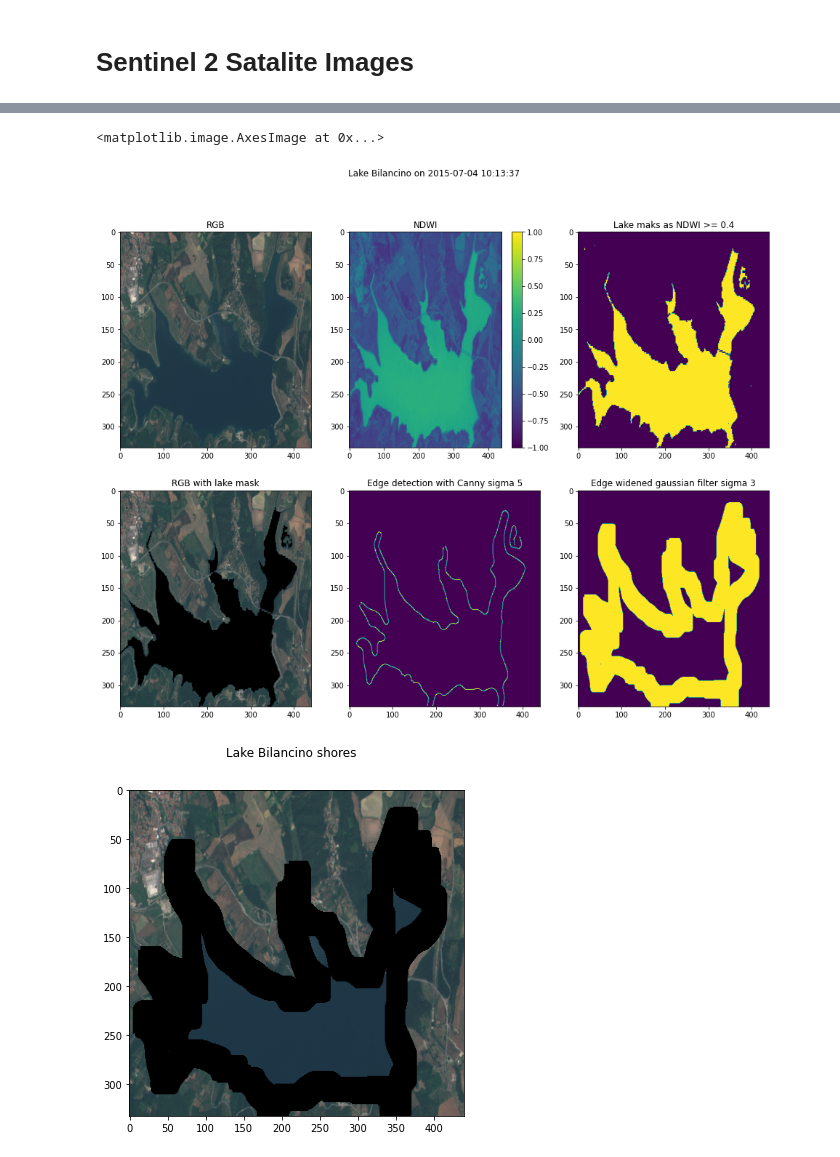
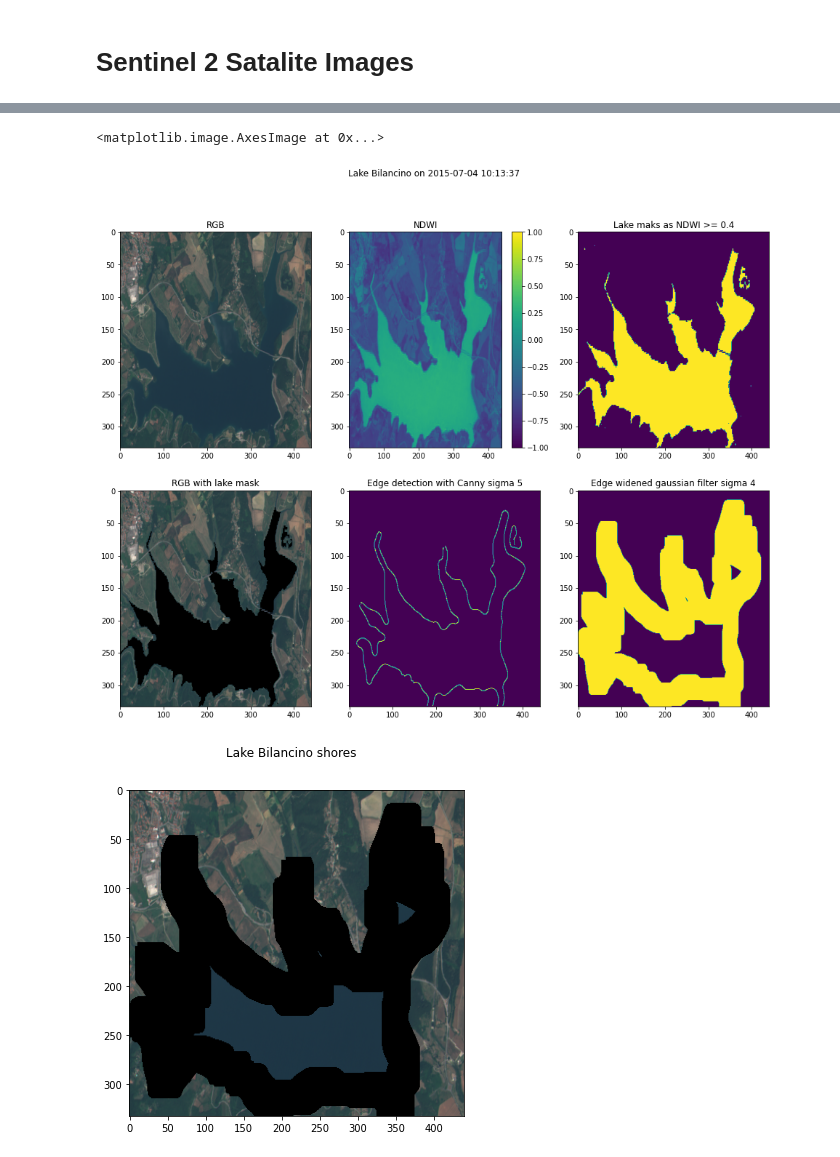
Before and after one commit to KlemenKozelj/master_thesis, a Jupyter notebook: 02_Lake_Bilancino.ipynb, the cells around one changed output, grey strips where cells are left out. Cells and saved outputs as stored; diff of their text form; code cells hidden in the pictures.

```diff
--- a/02_Lake_Bilancino.ipynb
+++ b/02_Lake_Bilancino.ipynb
@@ -328,35 +328,35 @@ lake_mask_treshold = 0.4
 lake_mask = eopatch.data['NDWI'].squeeze()
 lake_mask = lake_mask[:, :, :] >= lake_mask_treshold
 lake_mask = np.logical_or.reduce(lake_mask)
 ax[0][2].set_title('Lake maks as NDWI >= {}'.format(lake_mask_treshold))
 ax[0][2].imshow(lake_mask, aspect='auto')
 
 rgb2 = np.copy(rgb)
 rgb2[lake_mask] = 0
 ax[1][0].set_title('RGB with lake mask')
 ax[1][0].imshow(rgb2, aspect='auto')
 
 canny_sigma = 5
 lake_edges = feature.canny(lake_mask, sigma=canny_sigma)
 ax[1][1].set_title('Edge detection with Canny sigma {}'.format(canny_sigma))
 ax[1][1].imshow(lake_edges, aspect='auto')
 
-gaussian_filter_sigma = 3 # bigger the sigma and wider the gaussian edge better the match
+gaussian_filter_sigma = 4 # bigger the sigma and wider the gaussian edge better the match
 lake_edges_wide = ~gaussian_filter(~lake_edges, sigma=gaussian_filter_sigma)
 ax[1][2].set_title('Edge widened gaussian filter sigma {}'.format(gaussian_filter_sigma))
 ax[1][2].imshow(lake_edges_wide, aspect='auto')
 
 fig, ax = plt.subplots(1, 1, figsize=(6, 6))
 
 fig.suptitle('Lake Bilancino shores')
 
 rgb3 = np.copy(rgb)
 rgb3[lake_edges_wide] = 0
 
 ax.imshow(rgb3, aspect='auto')
 # %% [output]
 <matplotlib.image.AxesImage at 0x...>
-[figure, old version]
+[figure, new version]
-[figure, old version]
+[figure, new version]
 # %%
 NDWI = np.copy(eopatch.data['NDWI'].squeeze())
```
Also changed, not shown: parts of 2 cells of this notebook.
